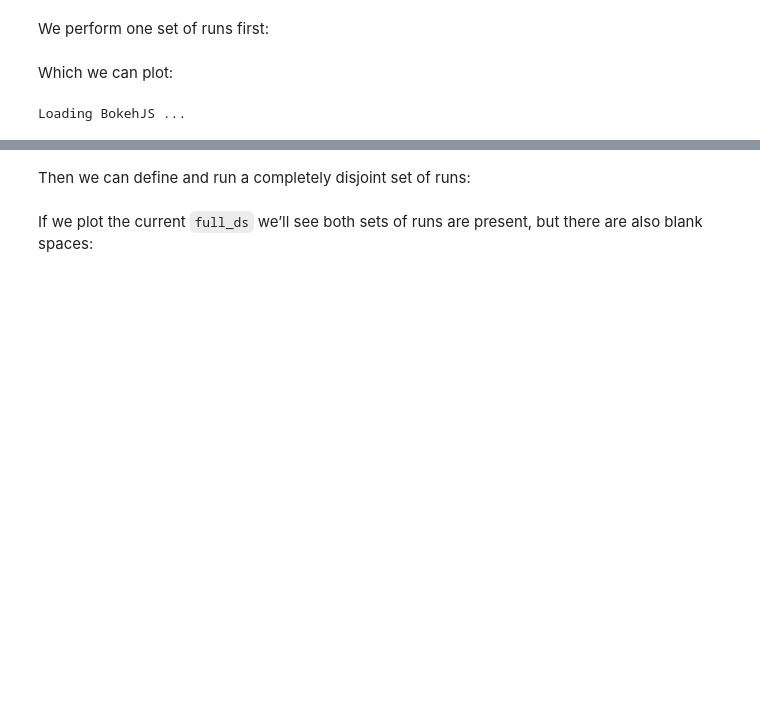
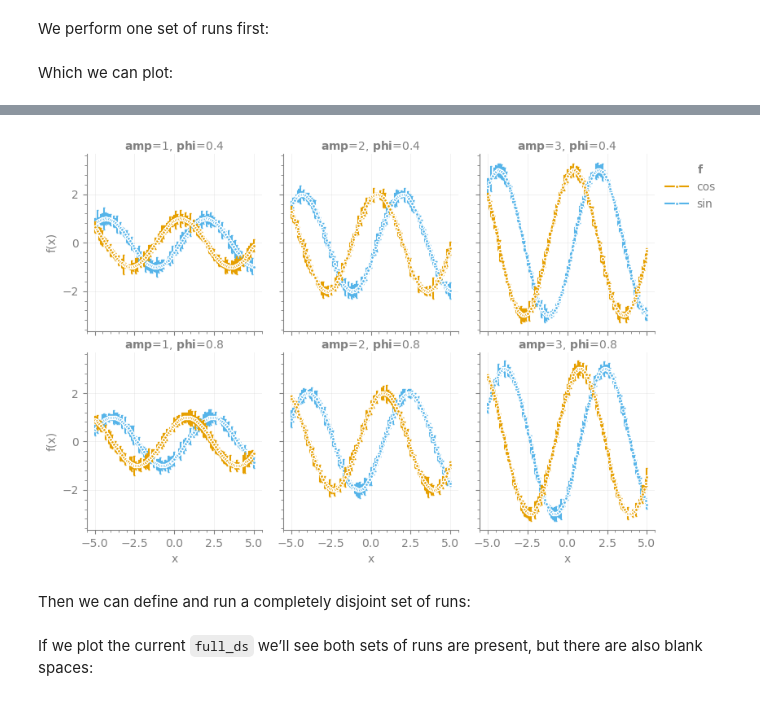
Before and after one commit to jcmgray/xyzpy, a Jupyter notebook: docs/examples/farming example.ipynb, the cells around one changed output, grey strips where cells are left out. Cells and saved outputs as stored; diff of their text form; code cells hidden in the pictures; blank space fills up the shorter version.

```diff
--- a/docs/examples/farming example.ipynb
+++ b/docs/examples/farming example.ipynb
@@ -36,6 +34,12 @@ h.harvest_combos(combos_1)
 # %% [markdown]
 Which we can plot:
 # %%
-h.full_ds.xyz.ilineplot(x='x', y='f(x)', z='f', col='amp', row='phi', y_err='ef(x)')
+fig, axs = h.full_ds.xyz.plot(
+    x='x',
+    y='f(x)',
+    color='f',
+    col='amp',
+    row='phi',
+    err='ef(x)',
+)
 # %% [output]
-Loading BokehJS ...
@@ -45,3 +46,4 @@ Loading BokehJS ...
+[figure, added]
 # %% [markdown]
 Then we can define and run a completely disjoint set of runs:
 # %%
```
Also changed, not shown: parts of 8 cells of this notebook, 18 other files.
